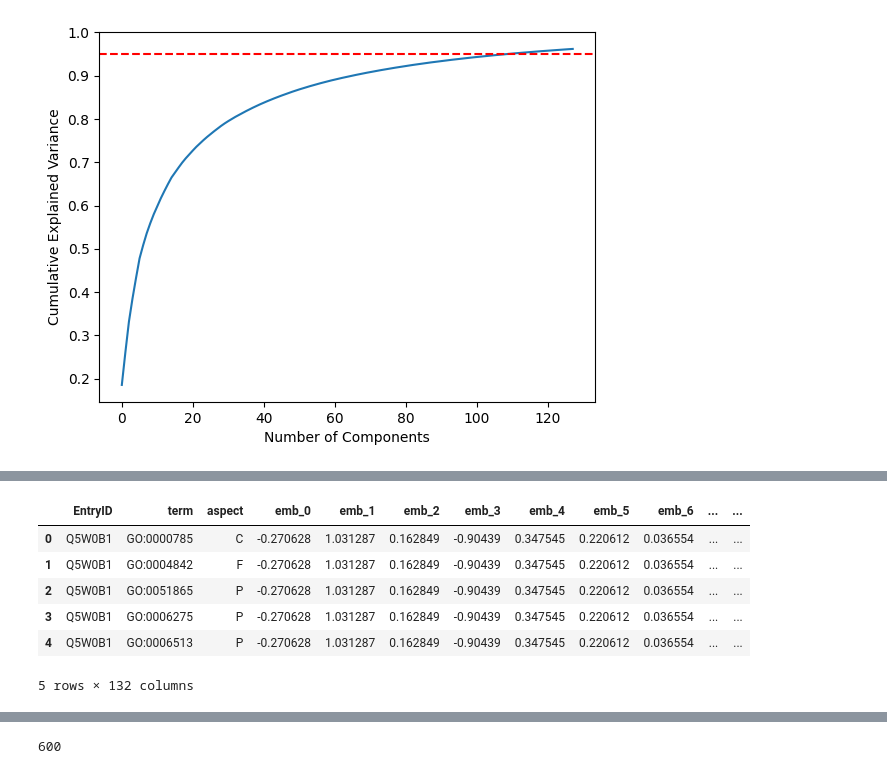
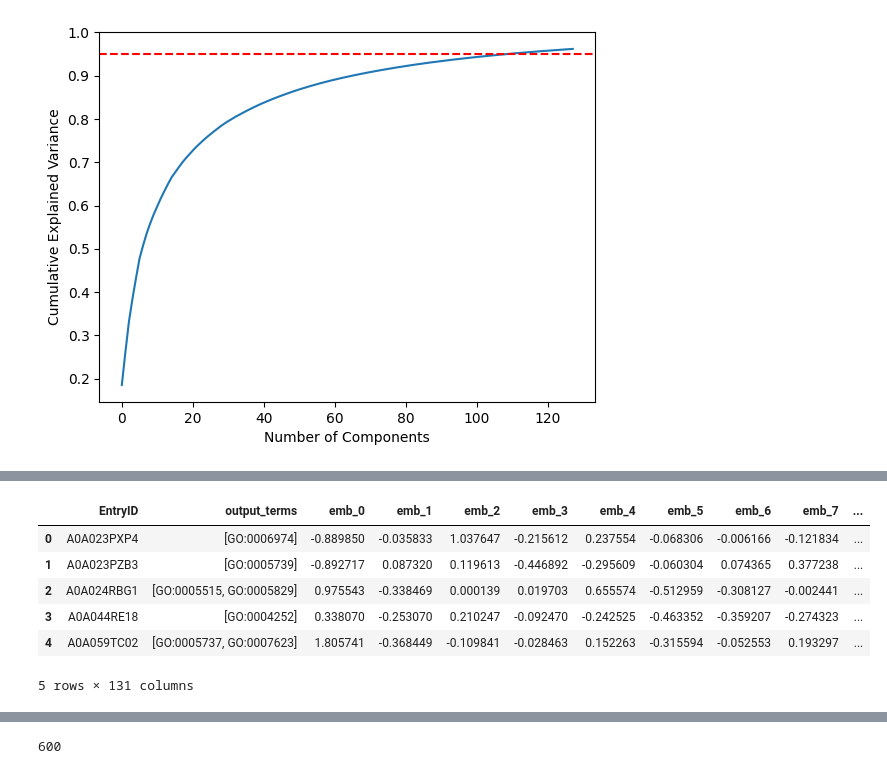
Before and after one commit to anirban1991/CAFA_6_protein_function_kaggle, a Jupyter notebook: dataprocessing_model_training_final.ipynb, the cells around one changed output, grey strips where cells are left out. Saved outputs shown, nothing was run; the diff lists cells and outputs as text; code cells hidden in the pictures.

```diff
--- a/dataprocessing_model_training_final.ipynb
+++ b/dataprocessing_model_training_final.ipynb
@@ -95,5 +125,5 @@ len(fasta_data_train), fasta_data_train[:5]
   SeqRecord(seq=Seq('MPGWFKKAWYGLASLLSFSSFILIIVALVVPHWLSGKILCQTGVDLVNATDREL...ILY'), id='sp|A0PK11|CLRN2_HUMAN', name='sp|A0PK11|CLRN2_HUMAN', description='sp|A0PK11|CLRN2_HUMAN Clarin-2 OS=Homo sapie ...
   SeqRecord(seq=Seq('MGLQPLEFSDCYLDSPWFRERIRAHEAELERTNKFIKELIKDGKNLIAATKSLS...KLL'), id='sp|A1A4S6|RHG10_HUMAN', name='sp|A1A4S6|RHG10_HUMAN', description='sp|A1A4S6|RHG10_HUMAN Rho GTPase-activating  ...
 # %%
-fasta_data = list(SeqIO.parse(fasta_test_path, "fasta"))
+fasta_data_test = list(SeqIO.parse(fasta_test_path, "fasta"))
 # %%
@@ -121,6 +151,6 @@ term_df.head(), len(term_df["term"].unique()), term_df.count()
  aspect     537027
  dtype: int64)
 # %%
-taxonomy_df = pd.read_csv(taxonomy_path, sep='\t', names=['EntryID', 'taxonomyID'])
+taxonomy_df = pd.read_csv(taxonomy_path, sep='\t')
 taxonomy_df.head()
 # %% [output]
@@ -291,8 +299,7 @@ Downloading: "https://dl.fbaipublicfiles.com/fair-esm/regression/esm2_t6_8M_UR50
 # %%
-file_name = "fasta_embeddings_final (2).csv"
-embeddings_processed = True # If set to false will start generating embeddings with a batched approach
+file_name = "fasta_embeddings_final.csv"
 
-def get_merged_df_full(file_name, fasta_file, batch_size=250, embeddings_processed=False):
+def get_merged_df_full(file_name, fasta_file, batch_size=250, embeddings_processed=True):
     """
     file_name: name of the .csv file we want to read/generate embeddings using a batch strategy
     fasta_file: path of the fasta file.
@@ -305,7 +312,9 @@ def get_merged_df_full(file_name, fasta_file, batch_size=250, embeddings_process
     in append only mode.
 
     Once embeddings are processed, PCA is performed with 128 dimensions (320 are the embeddings for ESM2 8M) while preserving
-     95% of the variance, reducing the dimensionality of the embeddings.
+    95% of the variance, reducing the dimensionality of the embeddings.
+
+    The output the merged dataframe, the graph as well as the fasta protein sequences embeddings as a 3 length tuple.
     """
     term_df = pd.read_csv(term_path, sep='\t')
     term_df = term_df
@@ -337,23 +346,10 @@ def get_merged_df_full(file_name, fasta_file, batch_size=250, embeddings_process
     merged_df = pd.merge(term_df, fasta_emb_df, on="EntryID", how='left')
     merged_df = pd.merge(merged_df, taxonomy_df, on="EntryID", how="left")
     graph = obonet.read_obo(obo_path)
-    edges_list = []
-    for node_id, data in graph.nodes(data=True):
-        for parent_id in data.get("is_a", []):
-            edges_list.append({
-                    "term": node_id,
-                    "parent": parent_id,
-                    "relation": data.get('relation', 'is_a'),
-                    "name": data["name"],
-                    "namespace": data["namespace"],
-                    "def": data["def"],
-                    "synonym": data.get("synonym", [])
 
-                })
-    edges_df = pd.DataFrame(edges_list)
-    return merged_df, edges_df, fasta_emb_df
+    return merged_df, graph, fasta_emb_df
 
-protein_function_df, graph_df, fasta_emb_df = get_merged_df_full(file_name, fasta_test_path, embeddings_processed=embeddings_processed)
+protein_function_df, graph, fasta_emb_df = get_merged_df_full(file_name, fasta_test_path, embeddings_processed=embeddings_processed)
 len(protein_function_df)
 # %% [output]
 537027
@@ -444,10 +494,10 @@ graph_df.head(
 # %%
-protein_function_df.head()
+grouped_df.head()
 # %% [output]
-|  | EntryID | term | aspect | emb_0 | emb_1 | emb_2 | emb_3 | emb_4 | emb_5 | emb_6 | ... | ... |
-| 0 | Q5W0B1 | GO:0000785 | C | -0.270628 | 1.031287 | 0.162849 | -0.90439 | 0.347545 | 0.220612 | 0.036554 | ... | ... |
-| 1 | Q5W0B1 | GO:0004842 | F | -0.270628 | 1.031287 | 0.162849 | -0.90439 | 0.347545 | 0.220612 | 0.036554 | ... | ... |
-| 2 | Q5W0B1 | GO:0051865 | P | -0.270628 | 1.031287 | 0.162849 | -0.90439 | 0.347545 | 0.220612 | 0.036554 | ... | ... |
-| 3 | Q5W0B1 | GO:0006275 | P | -0.270628 | 1.031287 | 0.162849 | -0.90439 | 0.347545 | 0.220612 | 0.036554 | ... | ... |
-| 4 | Q5W0B1 | GO:0006513 | P | -0.270628 | 1.031287 | 0.162849 | -0.90439 | 0.347545 | 0.220612 | 0.036554 | ... | ... |
+|  | EntryID | output_terms | emb_0 | emb_1 | emb_2 | emb_3 | emb_4 | emb_5 | emb_6 | emb_7 | ... |
+| 0 | A0A023PXP4 | [GO:0006974] | -0.889850 | -0.035833 | 1.037647 | -0.215612 | 0.237554 | -0.068306 | -0.006166 | -0.121834 | ... |
+| 1 | A0A023PZB3 | [GO:0005739] | -0.892717 | 0.087320 | 0.119613 | -0.446892 | -0.295609 | -0.060304 | 0.074365 | 0.377238 | ... |
+| 2 | A0A024RBG1 | [GO:0005515, GO:0005829] | 0.975543 | -0.338469 | 0.000139 | 0.019703 | 0.655574 | -0.512959 | -0.308127 | -0.002441 | ... |
+| 3 | A0A044RE18 | [GO:0004252] | 0.338070 | -0.253070 | 0.210247 | -0.092470 | -0.242525 | -0.463352 | -0.359207 | -0.274323 | ... |
+| 4 | A0A059TC02 | [GO:0005737, GO:0007623] | 1.805741 | -0.368449 | -0.109841 | -0.028463 | 0.152263 | -0.315594 | -0.052553 | 0.193297 | ... |
-5 rows × 132 columns
+5 rows × 131 columns
```
Also changed, not shown: parts of 125 cells of this notebook.
